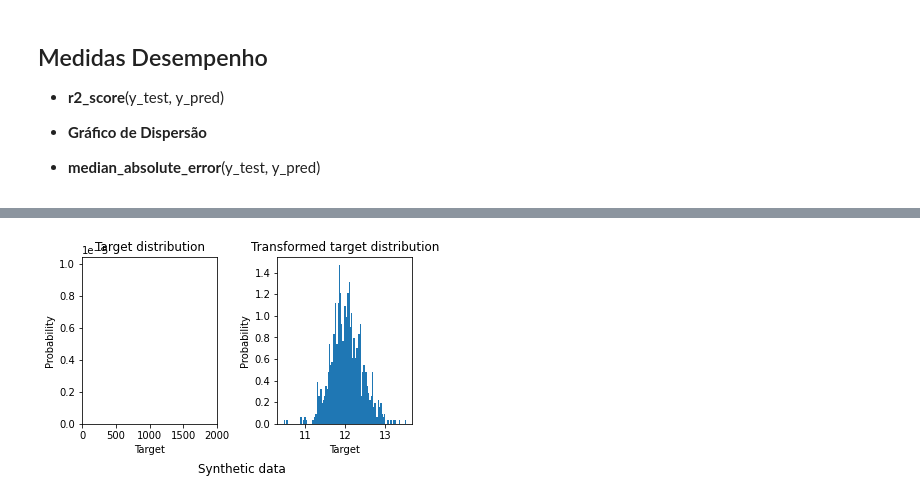
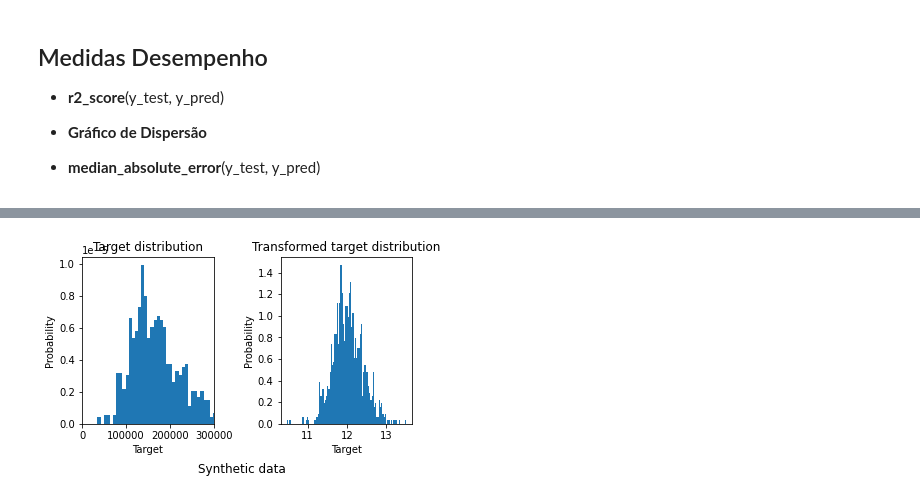
Before and after one commit to UendelC/variable-selection-project, a Jupyter notebook: regressao-com-redes-neurais/desenvolvimento-do-modelo/model.ipynb, the cells around one changed output, grey strips where cells are left out. Saved outputs shown, nothing was run; the diff lists cells and outputs as text; code cells hidden in the pictures.

```diff
--- a/regressao-com-redes-neurais/desenvolvimento-do-modelo/model.ipynb
+++ b/regressao-com-redes-neurais/desenvolvimento-do-modelo/model.ipynb
@@ -106,23 +114,27 @@ ax0.set_ylim([0, 2000])
 # %%
+y_train_log = np.log1p(y_train)
+y_test_log = np.log1p(y_test)
+
+
 ## Y log
 
 f, (ax0, ax1) = plt.subplots(1, 2)
 
 ax0.hist(y_train, bins=100, density=True)
-ax0.set_xlim([0, 2000])
+ax0.set_xlim([0, 300000])
 ax0.set_ylabel('Probability')
 ax0.set_xlabel('Target')
 ax0.set_title('Target distribution')
 
 ax1.hist(y_train_log, bins=100, density=True)
 ax1.set_ylabel('Probability')
 ax1.set_xlabel('Target')
 ax1.set_title('Transformed target distribution')
 
 f.suptitle("Synthetic data", y=0.06, x=0.53)
 f.tight_layout(rect=[0.05, 0.05, 0.95, 0.95])
 # %% [output]
-[figure, old version]
+[figure, new version]
 # %%
 ## Predicting with y log
 
```
Also changed, not shown: parts of 7 cells of this notebook, 1 other file.
